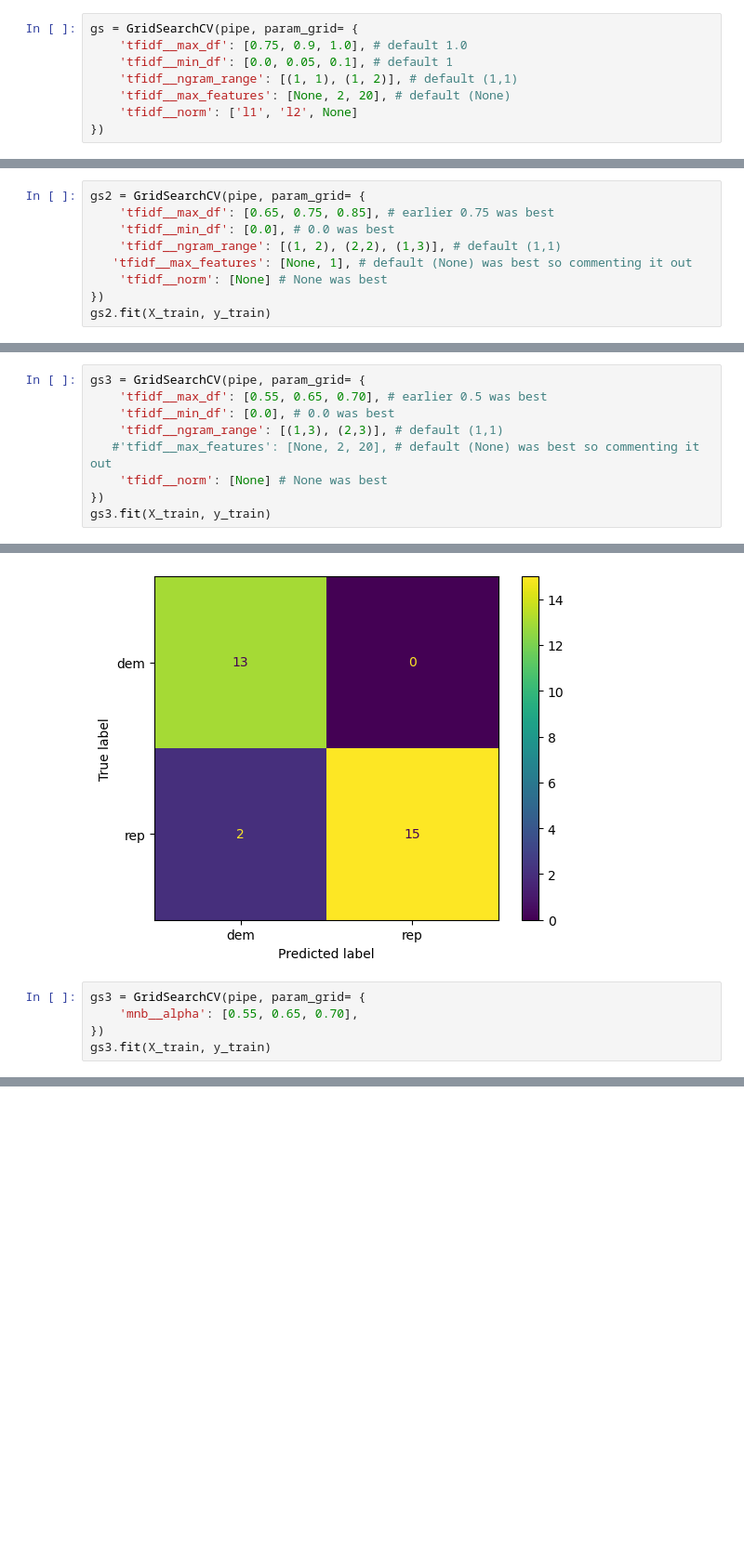
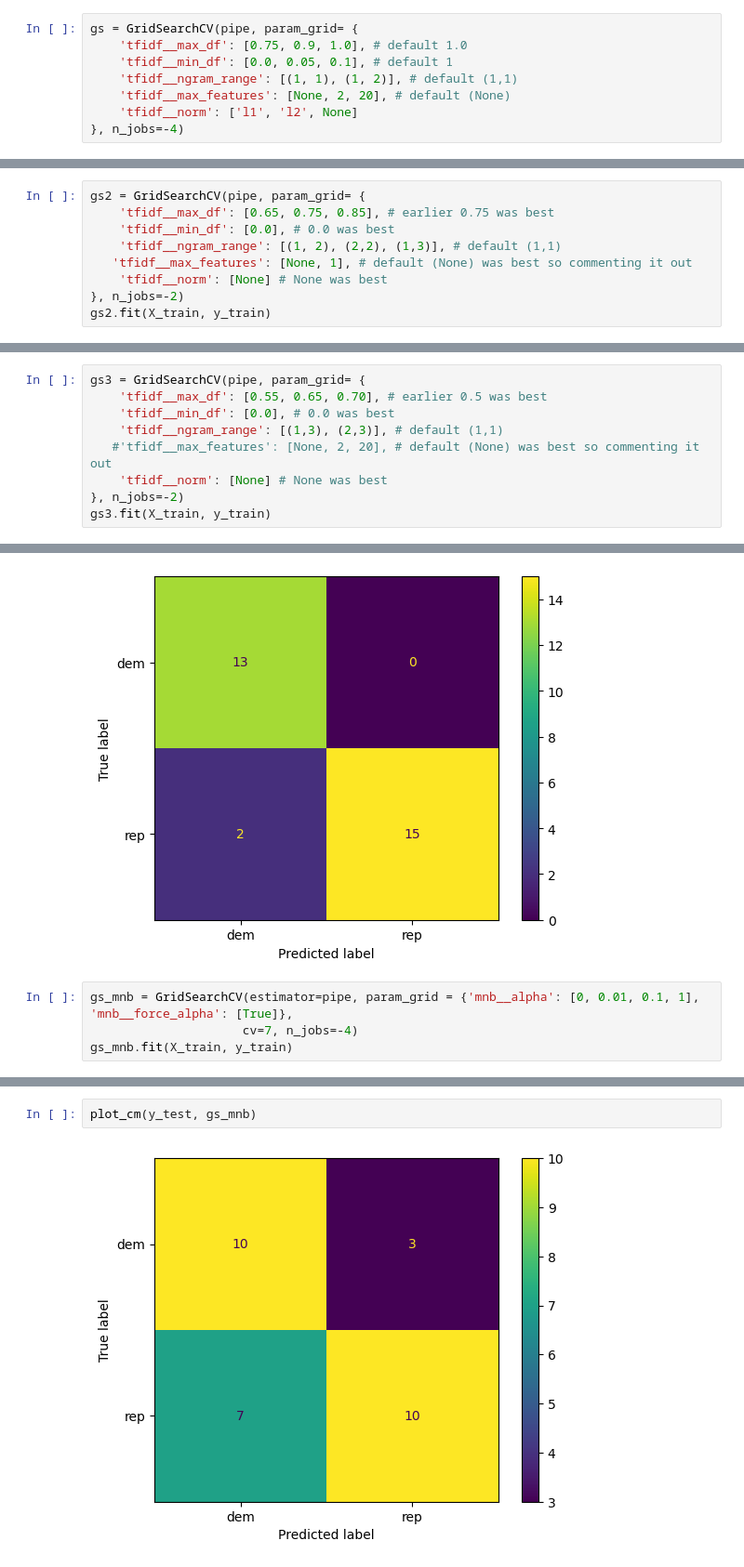
Before and after one commit to natehiatt/presidency_project, a Jupyter notebook: notebooks/nathan_analysis.ipynb, the cells around one changed output, grey strips where cells are left out. Shown at 93% size. Cells and saved outputs as stored; diff of their text form; blank space fills up the shorter version.

```diff
--- a/notebooks/nathan_analysis.ipynb
+++ b/notebooks/nathan_analysis.ipynb
@@ -212,7 +215,7 @@ gs = GridSearchCV(pipe, param_grid= {
     'tfidf__ngram_range': [(1, 1), (1, 2)], # default (1,1)
     'tfidf__max_features': [None, 2, 20], # default (None)
     'tfidf__norm': ['l1', 'l2', None]
-})
+}, n_jobs=-4)
 # %%
 gs.fit(X_train, y_train)
 # %% [output]
@@ -240,7 +244,7 @@ gs2 = GridSearchCV(pipe, param_grid= {
     'tfidf__ngram_range': [(1, 2), (2,2), (1,3)], # default (1,1)
    'tfidf__max_features': [None, 1], # default (None) was best so commenting it out
     'tfidf__norm': [None] # None was best
-})
+}, n_jobs=-2)
 gs2.fit(X_train, y_train)
 # %% [output]
 GridSearchCV(estimator=Pipeline(steps=[('tfidf', TfidfVectorizer()),
@@ -267,7 +272,7 @@ gs3 = GridSearchCV(pipe, param_grid= {
     'tfidf__ngram_range': [(1,3), (2,3)], # default (1,1)
    #'tfidf__max_features': [None, 2, 20], # default (None) was best so commenting it out
     'tfidf__norm': [None] # None was best
-})
+}, n_jobs=-2)
 gs3.fit(X_train, y_train)
 # %% [output]
 GridSearchCV(estimator=Pipeline(steps=[('tfidf', TfidfVectorizer()),
@@ -287,7 +293,6 @@ plot_cm(y_test, gs3)
 # %% [output]
 [figure]
 # %%
-gs3 = GridSearchCV(pipe, param_grid= {
-    'mnb__alpha': [0.55, 0.65, 0.70],
-})
-gs3.fit(X_train, y_train)
+gs_mnb = GridSearchCV(estimator=pipe, param_grid = {'mnb__alpha': [0, 0.01, 0.1, 1], 'mnb__force_alpha': [True]},
+                     cv=7, n_jobs=-4)
+gs_mnb.fit(X_train, y_train)
@@ -293,0 +312,4 @@ gs3.fit(X_train, y_train)
+# %%
+plot_cm(y_test, gs_mnb)
+# %% [output]
+[figure, added]
```
Also changed, not shown: parts of 16 cells of this notebook.
